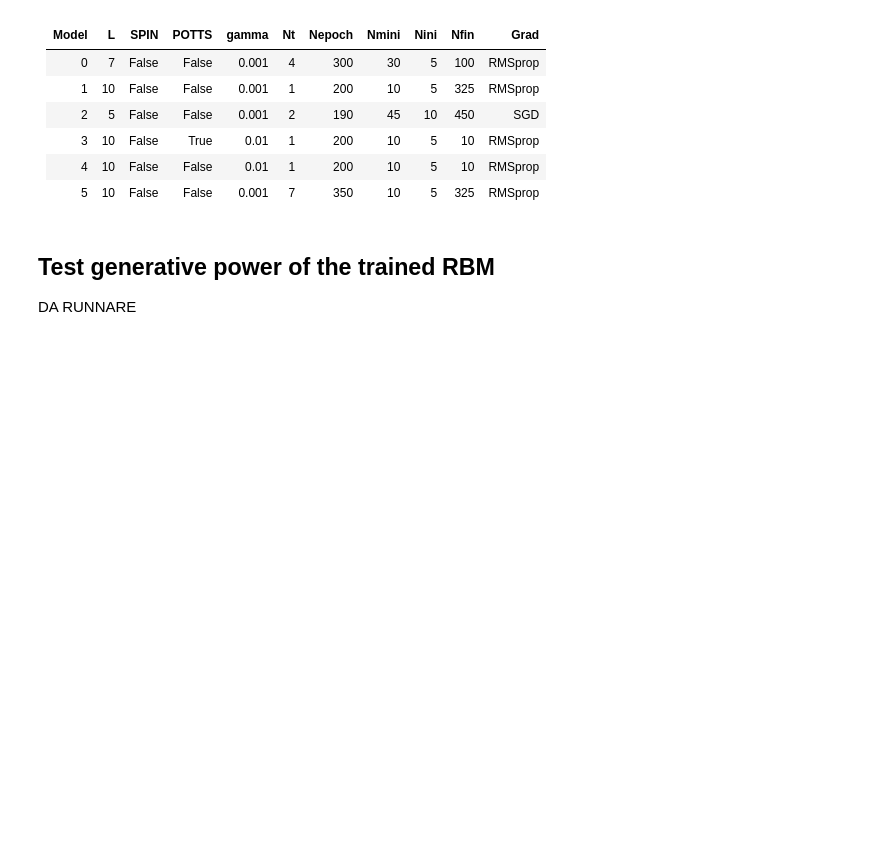
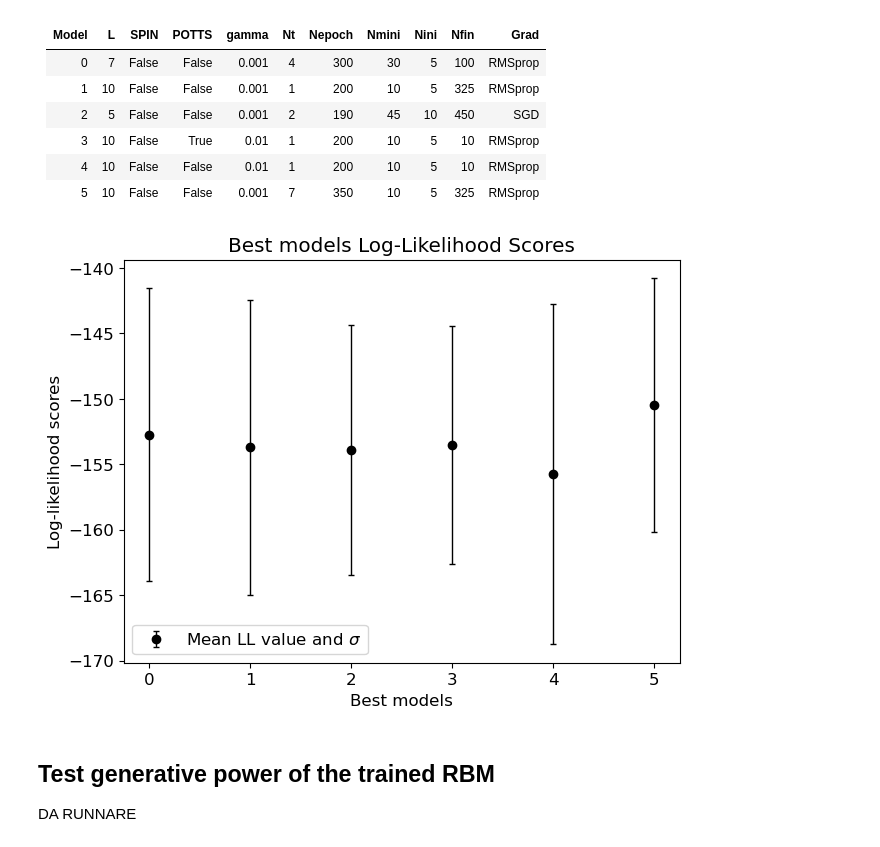
Before and after one commit to BelliLuigi/LCP-B, a Jupyter notebook: ex2/RBM_2025_MNIST-Riordinato.ipynb, the cells around one changed output. Saved outputs shown, nothing was run; the diff lists cells and outputs as text; code cells hidden in the pictures; blank space fills up the shorter version.

Commit message:
cutenized plot of best models

```diff
--- a/ex2/RBM_2025_MNIST-Riordinato.ipynb
+++ b/ex2/RBM_2025_MNIST-Riordinato.ipynb
@@ -643,9 +634,0 @@ ValueError: 'x' and 'y' must have the same size
-# %%
-llh_list = []
-file_names = []
-with os.scandir() as files:
-    for file in files:
-        if file.name.startswith('llh') and file.name.endswith('.txt'):
-            llh_list.append(np.loadtxt(file.name, skiprows=2))
-            file_names.append(file.name)
-print(file_names)
@@ -662,8 +643,14 @@ print(file_names)
 |5|10|False|False|0.001|7|350|10|5|325|RMSprop|
 # %%
 fig, ax = plt.subplots(layout='constrained')
-ax.errorbar(range(len(llh_list)), np.mean(llh_list, axis=0), yerr=np.std(llh_list, axis=0), fmt='ok', lw=1, capsize=2)
+ax.errorbar(range(len(llh_list)), np.mean(llh_list, axis=0), yerr=np.std(llh_list, axis=0), fmt='ok', lw=1, capsize=2, label='Mean LL value and $\\sigma$')
+plt.title('Best models Log-Likelihood Scores')
+plt.ylabel('Log-likelihood scores')
+plt.xlabel('Best models')
+plt.legend()
 plt.show()
+# %% [output]
+[figure, added]
 # %% [markdown]
 ## Test generative power of the trained RBM
 
```
Also changed, not shown: parts of 2 cells of this notebook.
